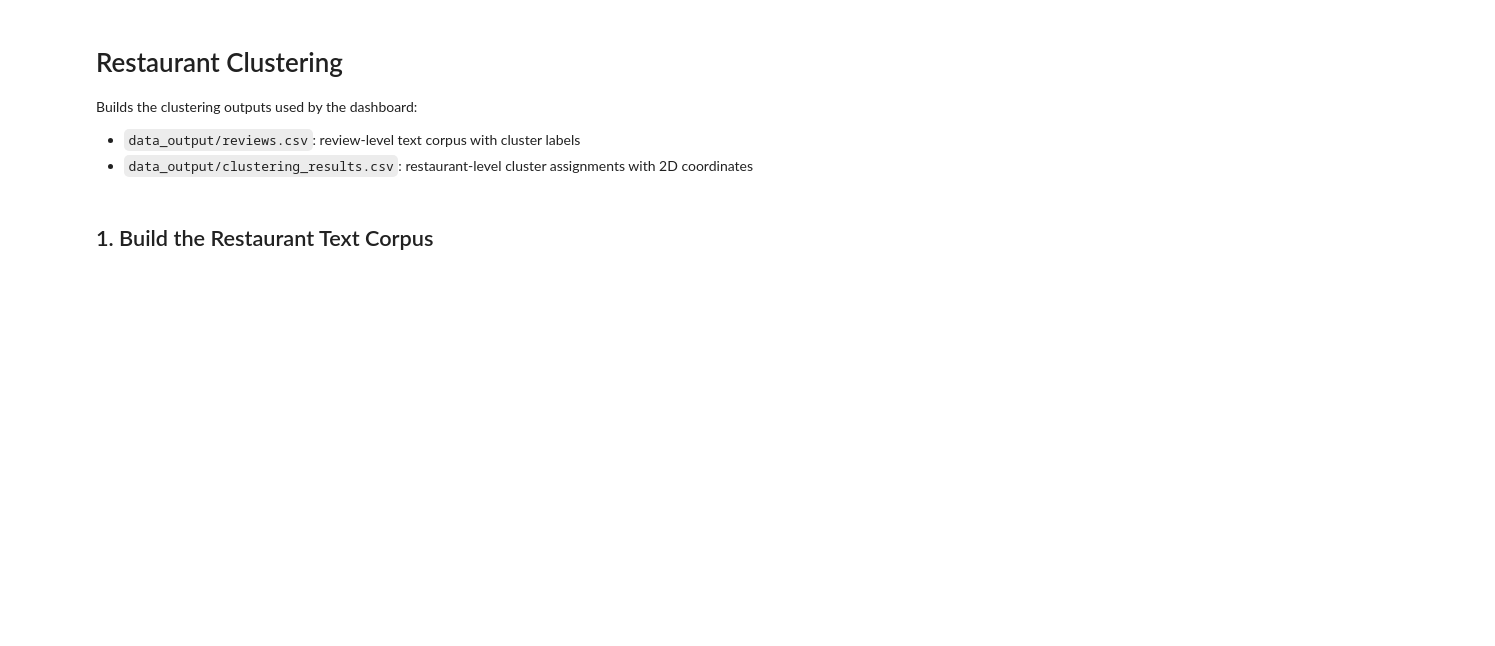
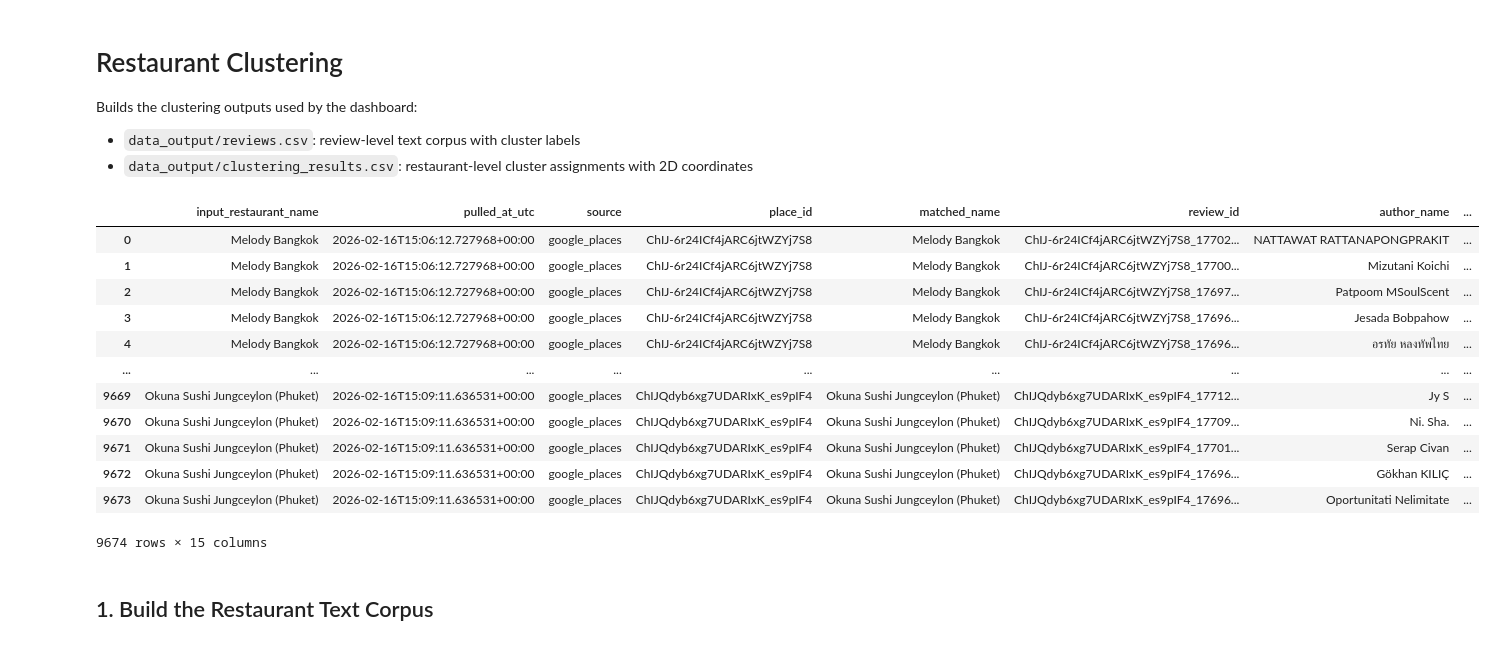
Before and after one commit to liyunling2/OPE, a Jupyter notebook: clustering/clustering.ipynb, the cells around one changed output. Cells and saved outputs as stored; diff of their text form; code cells hidden in the pictures; blank space fills up the shorter version.

```diff
--- a/clustering/clustering.ipynb
+++ b/clustering/clustering.ipynb
@@ -7,23 +7,49 @@ Builds the clustering outputs used by the dashboard:
 # %%
 from pathlib import Path
 import re
 
 import numpy as np
 import pandas as pd
 from sklearn.cluster import KMeans
 from sklearn.feature_extraction.text import TfidfVectorizer
 from umap import UMAP
+import scipy.sparse as sp
+
+from sklearn.preprocessing import StandardScaler
 
 BASE_DIR = Path("..")
 KOL_PATH = BASE_DIR / "data" / "kol" / "KOL_Posts.csv"
 PLACES_PATH = BASE_DIR / "_1_eda" / "data_output" / "places_api_new_results.csv"
 REVIEWS_PATH = BASE_DIR / "_3_marketing" / "data_output" / "restaurant_reviews.parquet"
 OUTPUT_DIR = Path("data_output")
 OUTPUT_DIR.mkdir(parents=True, exist_ok=True)
+GMV_VIEW = BASE_DIR / "_5_GA_data" / "data_output" / "gmv" / "gmv_view.parquet" # New clustering to be based on this GMV data
 
-kol_posts = pd.read_csv(KOL_PATH)
-places = pd.read_csv(PLACES_PATH)
-restaurant_reviews = pd.read_parquet(REVIEWS_PATH)
+kol_posts = pd.read_csv(KOL_PATH) # KOL posts
+places = pd.read_csv(PLACES_PATH) # Places API results
+restaurant_reviews = pd.read_parquet(REVIEWS_PATH) # Restaurant reviews
+gmv_view = pd.read_parquet(GMV_VIEW) # GMV data
+
+kol_posts # 923 rows × 35 columns
+places # 2392 rows × 12 columns
+restaurant_reviews # 9674 rows × 15 columns
+gmv_view # 17319 rows × 16 columns
+
+restaurant_reviews
+# %% [output]
+|  | input_restaurant_name | pulled_at_utc | source | place_id | matched_name | review_id | author_name | ... |
+| 0 | Melody Bangkok | 2026-02-16T15:06:12.727968+00:00 | google_places | ChIJ-6r24ICf4jARC6jtWZYj7S8 | Melody Bangkok | ChIJ-6r24ICf4jARC6jtWZYj7S8_17702... | NATTAWAT RATTANAPONGPRAKIT | ... |
+| 1 | Melody Bangkok | 2026-02-16T15:06:12.727968+00:00 | google_places | ChIJ-6r24ICf4jARC6jtWZYj7S8 | Melody Bangkok | ChIJ-6r24ICf4jARC6jtWZYj7S8_17700... | Mizutani Koichi | ... |
+| 2 | Melody Bangkok | 2026-02-16T15:06:12.727968+00:00 | google_places | ChIJ-6r24ICf4jARC6jtWZYj7S8 | Melody Bangkok | ChIJ-6r24ICf4jARC6jtWZYj7S8_17697... | Patpoom MSoulScent | ... |
+| 3 | Melody Bangkok | 2026-02-16T15:06:12.727968+00:00 | google_places | ChIJ-6r24ICf4jARC6jtWZYj7S8 | Melody Bangkok | ChIJ-6r24ICf4jARC6jtWZYj7S8_17696... | Jesada Bobpahow | ... |
+| 4 | Melody Bangkok | 2026-02-16T15:06:12.727968+00:00 | google_places | ChIJ-6r24ICf4jARC6jtWZYj7S8 | Melody Bangkok | ChIJ-6r24ICf4jARC6jtWZYj7S8_17696... | อรทัย หลงทัพไทย | ... |
+| ... | ... | ... | ... | ... | ... | ... | ... | ... |
+| 9669 | Okuna Sushi Jungceylon (Phuket) | 2026-02-16T15:09:11.636531+00:00 | google_places | ChIJQdyb6xg7UDARIxK_es9pIF4 | Okuna Sushi Jungceylon (Phuket) | ChIJQdyb6xg7UDARIxK_es9pIF4_17712... | Jy S | ... |
+| 9670 | Okuna Sushi Jungceylon (Phuket) | 2026-02-16T15:09:11.636531+00:00 | google_places | ChIJQdyb6xg7UDARIxK_es9pIF4 | Okuna Sushi Jungceylon (Phuket) | ChIJQdyb6xg7UDARIxK_es9pIF4_17709... | Ni. Sha. | ... |
+| 9671 | Okuna Sushi Jungceylon (Phuket) | 2026-02-16T15:09:11.636531+00:00 | google_places | ChIJQdyb6xg7UDARIxK_es9pIF4 | Okuna Sushi Jungceylon (Phuket) | ChIJQdyb6xg7UDARIxK_es9pIF4_17701... | Serap Civan | ... |
+| 9672 | Okuna Sushi Jungceylon (Phuket) | 2026-02-16T15:09:11.636531+00:00 | google_places | ChIJQdyb6xg7UDARIxK_es9pIF4 | Okuna Sushi Jungceylon (Phuket) | ChIJQdyb6xg7UDARIxK_es9pIF4_17696... | Gökhan KILIÇ | ... |
+| 9673 | Okuna Sushi Jungceylon (Phuket) | 2026-02-16T15:09:11.636531+00:00 | google_places | ChIJQdyb6xg7UDARIxK_es9pIF4 | Okuna Sushi Jungceylon (Phuket) | ChIJQdyb6xg7UDARIxK_es9pIF4_17696... | Oportunitati Nelimitate | ... |
+9674 rows × 15 columns
 # %% [markdown]
 ## 1. Build the Restaurant Text Corpus
 # %%
```
Also changed, not shown: parts of 5 cells of this notebook, 4 other files.
